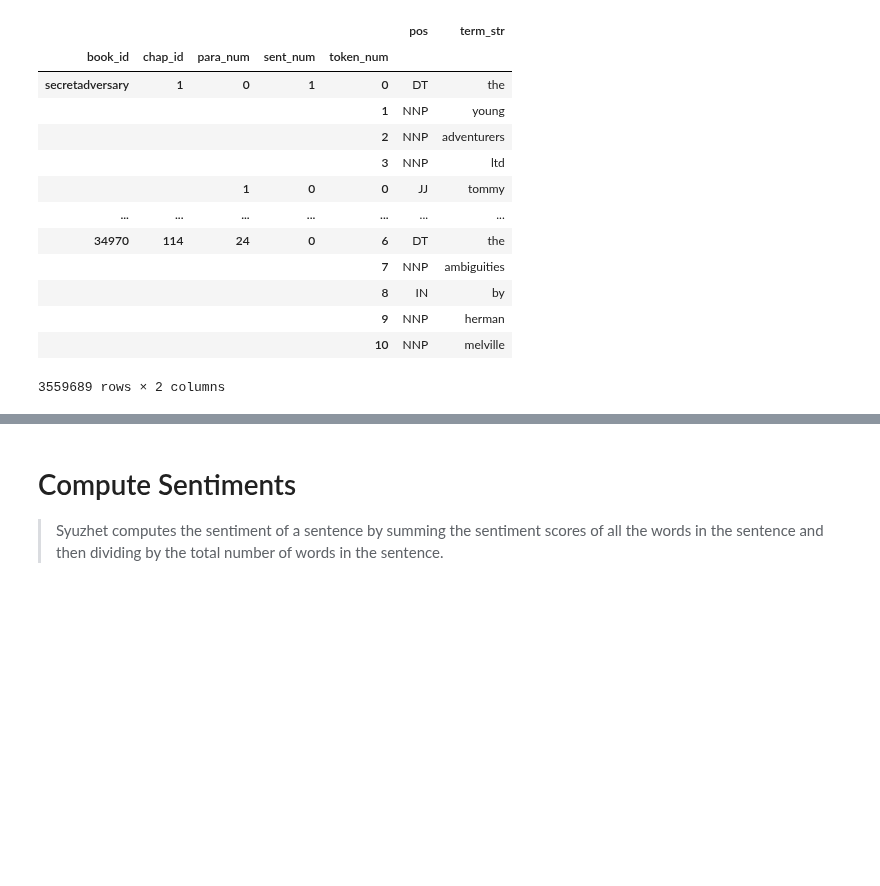
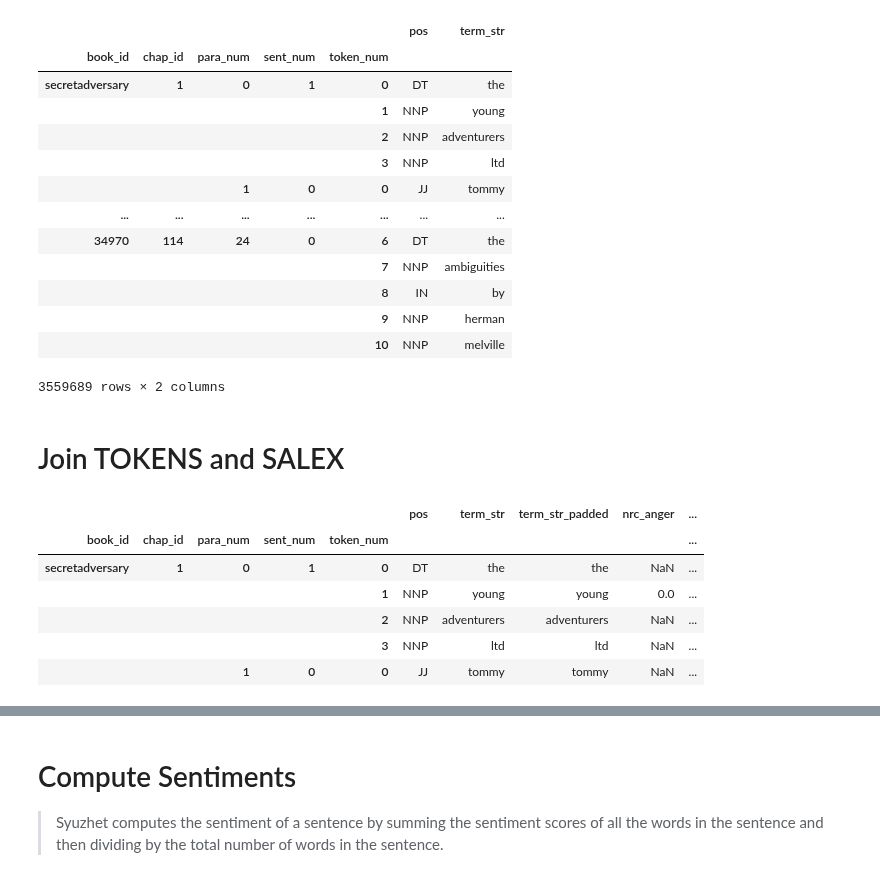
Before and after one commit to sqr8ap/DS5001-2025-01-R, a Jupyter notebook: lessons/M11_Narrative/M11_01_ExportBooksWithSentiment.ipynb, the cells around one changed output, grey strips where cells are left out. Saved outputs shown, nothing was run; the diff lists cells and outputs as text; code cells hidden in the pictures; blank space fills up the shorter version.

```diff
--- a/lessons/M11_Narrative/M11_01_ExportBooksWithSentiment.ipynb
+++ b/lessons/M11_Narrative/M11_01_ExportBooksWithSentiment.ipynb
@@ -222,3 +222,5 @@ TOKENS_ALL
 |  |  |  |  | 9 | NNP | herman |
 |  |  |  |  | 10 | NNP | melville |
 3559689 rows × 2 columns
+# %% [markdown]
+# Join TOKENS and SALEX
@@ -224,0 +229,10 @@ TOKENS_ALL
+# %%
+TOKENS_ALL_SALEX.head()
+# %% [output]
+|  |  |  |  |  | pos | term_str | term_str_padded | nrc_anger | ... |
+| book_id | chap_id | para_num | sent_num | token_num |  |  |  |  | ... |
+| secretadversary | 1 | 0 | 1 | 0 | DT | the | the | NaN | ... |
+|  |  |  |  | 1 | NNP | young | young | 0.0 | ... |
+|  |  |  |  | 2 | NNP | adventurers | adventurers | NaN | ... |
+|  |  |  |  | 3 | NNP | ltd | ltd | NaN | ... |
+|  |  | 1 | 0 | 0 | JJ | tommy | tommy | NaN | ... |
```
Also changed, not shown: parts of 8 cells of this notebook, 2 other files.
